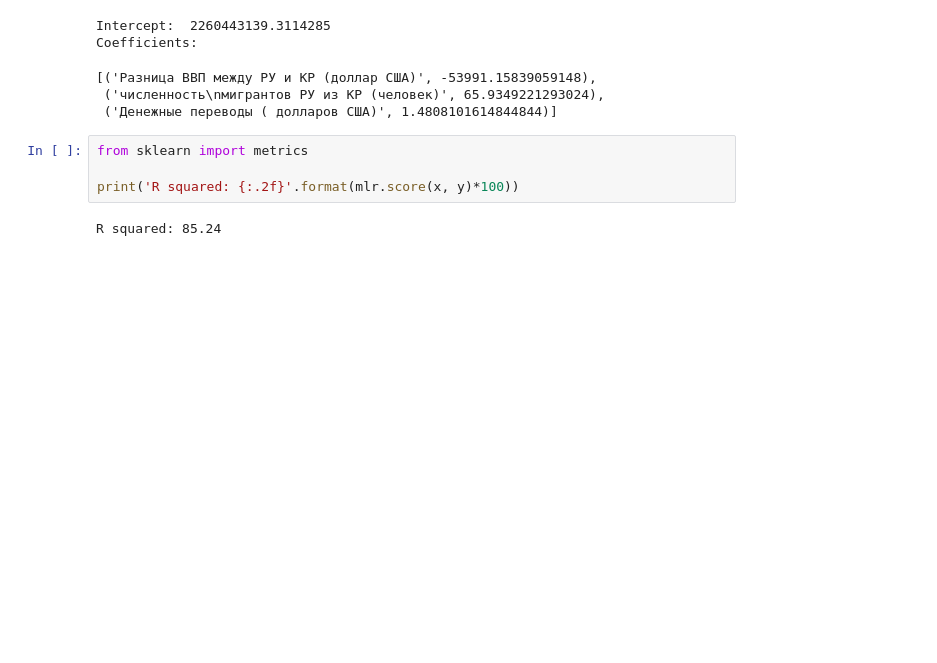
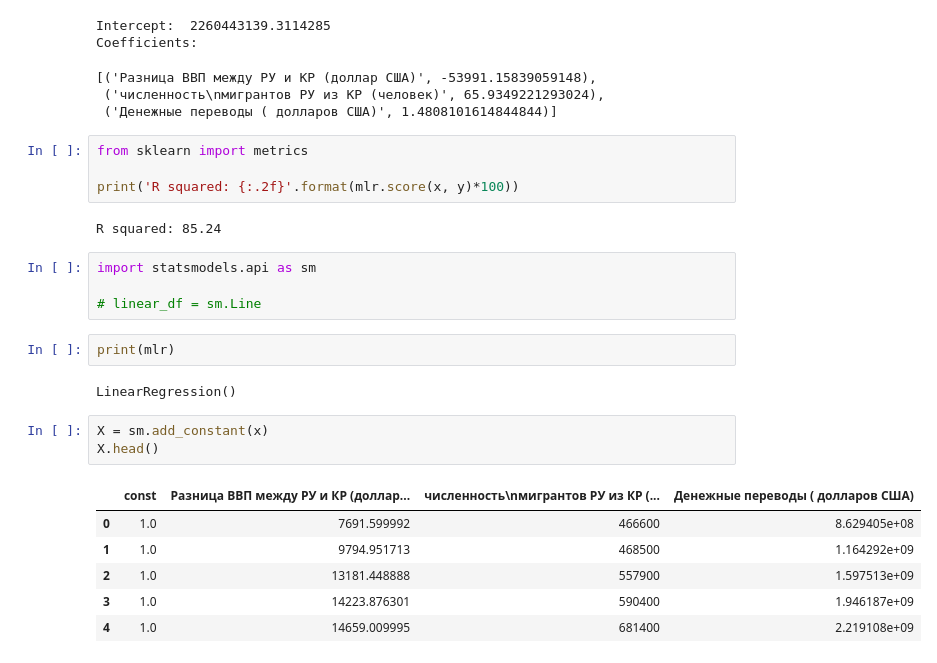
Before and after one commit to nogibjj/ZT-PhD, a Jupyter notebook: coding.ipynb, the cells around one changed output. Saved outputs shown, nothing was run; the diff lists cells and outputs as text; blank space fills up the shorter version.

```diff
--- a/coding.ipynb
+++ b/coding.ipynb
@@ -103,3 +107,21 @@ from sklearn import metrics
 print('R squared: {:.2f}'.format(mlr.score(x, y)*100))
 # %% [output]
 R squared: 85.24
+# %%
+import statsmodels.api as sm
+
+# linear_df = sm.Line
+# %%
+print(mlr)
+# %% [output]
+LinearRegression()
+# %%
+X = sm.add_constant(x)
+X.head()
+# %% [output]
+|  | const | Разница ВВП между РУ и КР (доллар... | численность\nмигрантов РУ из КР (... | Денежные переводы ( долларов США) |
+| 0 | 1.0 | 7691.599992 | 466600 | 8.629405e+08 |
+| 1 | 1.0 | 9794.951713 | 468500 | 1.164292e+09 |
+| 2 | 1.0 | 13181.448888 | 557900 | 1.597513e+09 |
+| 3 | 1.0 | 14223.876301 | 590400 | 1.946187e+09 |
+| 4 | 1.0 | 14659.009995 | 681400 | 2.219108e+09 |
```
Also changed, not shown: parts of 2 cells of this notebook.
